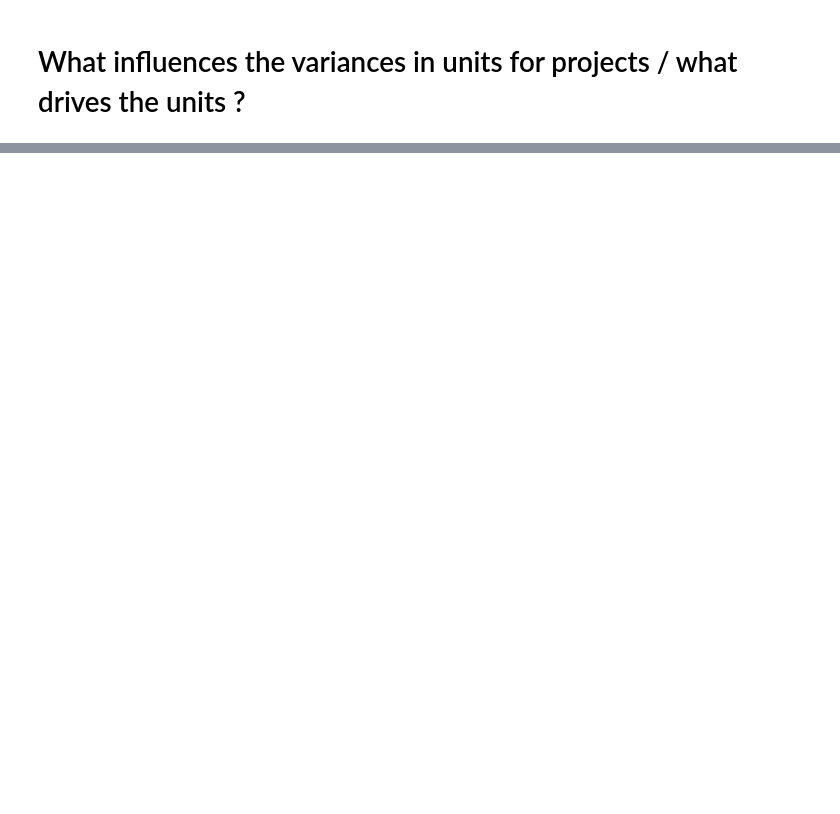
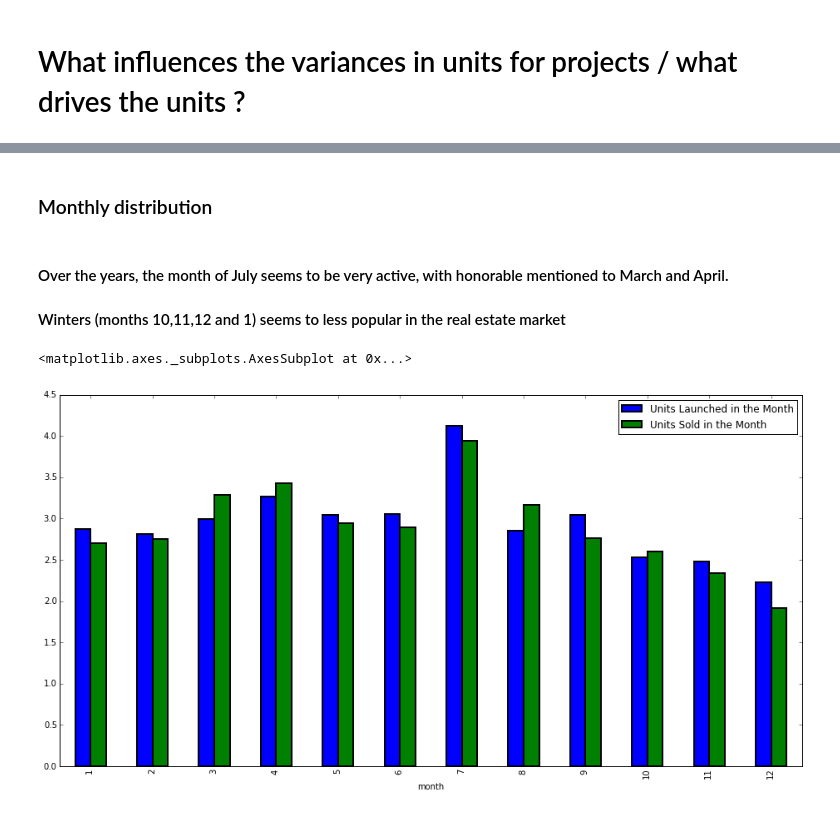
Before and after one commit to Devang-25/codeRiddles, a Jupyter notebook: gramener/property_singapore/prop_corr.ipynb, the cells around one changed output, grey strips where cells are left out. Cells and saved outputs as stored; diff of their text form; code cells hidden in the pictures; blank space fills up the shorter version.

```diff
--- a/gramener/property_singapore/prop_corr.ipynb
+++ b/gramener/property_singapore/prop_corr.ipynb
@@ -170,0 +87,11 @@ test[['Median Price($psm) # in the Month Number Sold By Price Range']].plot(figs
+# %% [markdown]
+### Monthly distribution
+# %% [markdown]
+#### Over the years, the month of July seems to be very active, with honorable mentioned to March and April.
+#### Winters (months 10,11,12 and 1) seems to less popular in the real estate market
+# %%
+df_agg.sortlevel(0).swaplevel(0,1).groupby(level=0).mean()[df_agg.columns[4:6]].plot(figsize=(16,8),
+                            kind='bar', linewidth=2)
+# %% [output]
+<matplotlib.axes._subplots.AxesSubplot at 0x...>
+[figure, added]
```
Also changed, not shown: parts of 38 cells of this notebook, 1 other file.
